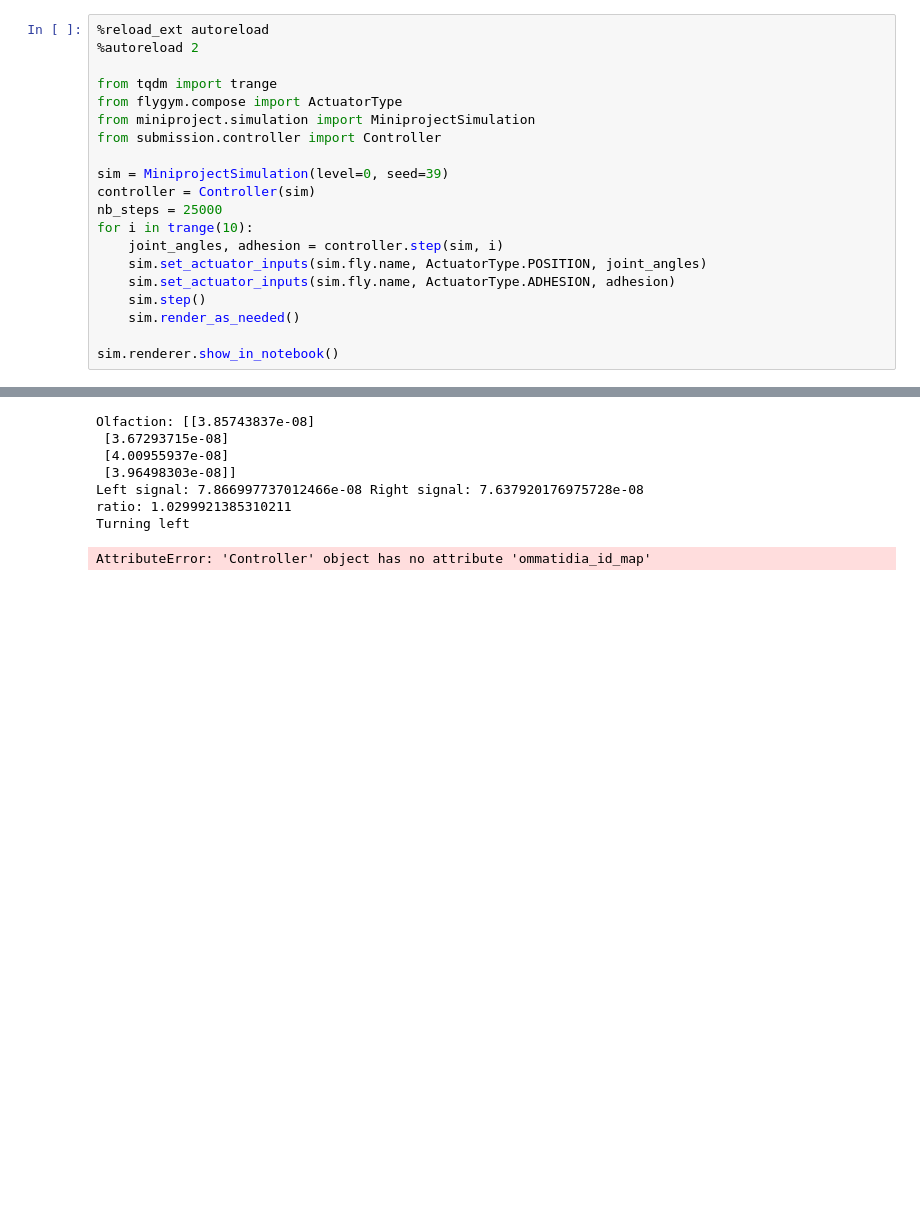
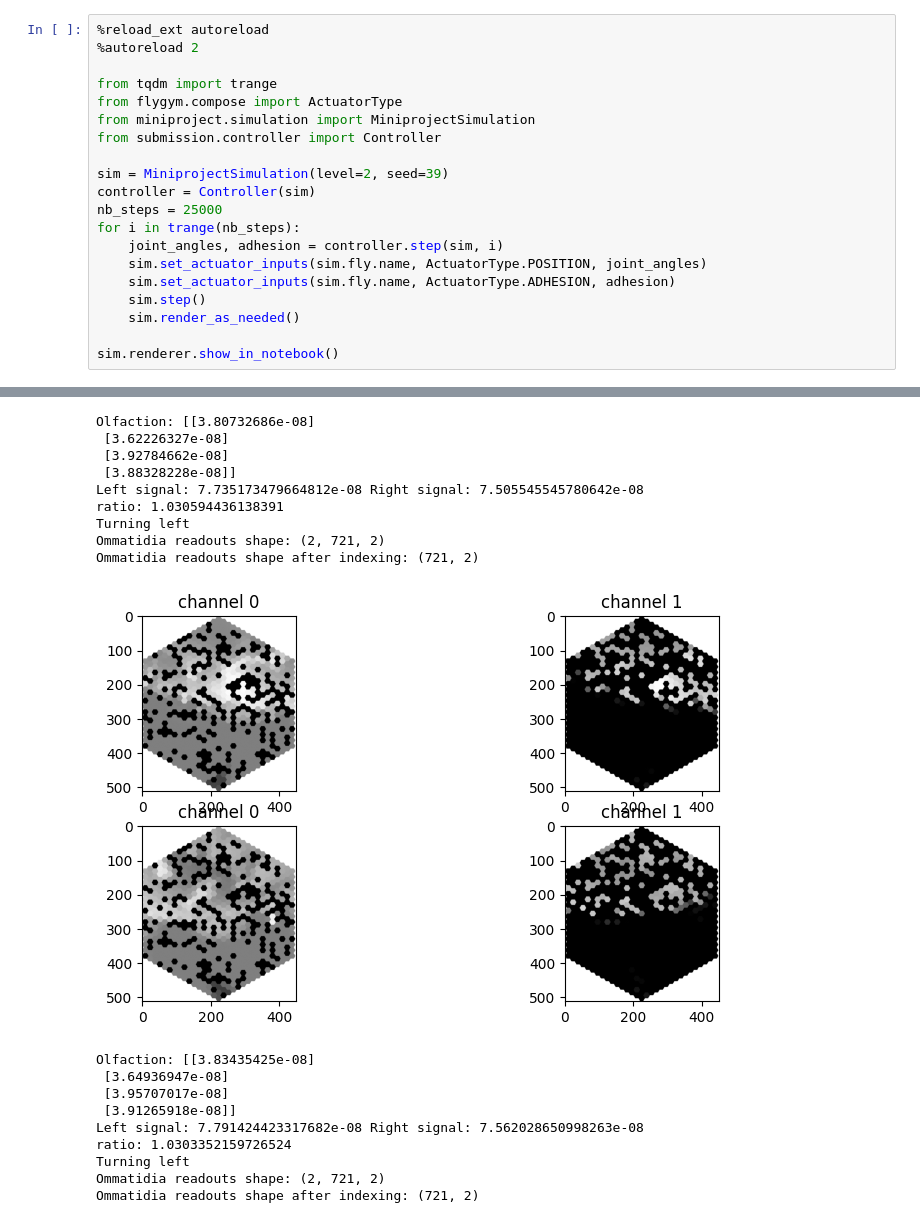
Before and after one commit to lorodrig10/Group13, a Jupyter notebook: miniproject/run_controller.ipynb, the cells around one changed output, grey strips where cells are left out. Saved outputs shown, nothing was run; the diff lists cells and outputs as text; blank space fills up the shorter version.

Commit message:
better visualisation for plot of ommatidia

```diff
--- a/miniproject/run_controller.ipynb
+++ b/miniproject/run_controller.ipynb
@@ -7,10 +7,10 @@ from flygym.compose import ActuatorType
 from miniproject.simulation import MiniprojectSimulation
 from submission.controller import Controller
 
-sim = MiniprojectSimulation(level=0, seed=39)
+sim = MiniprojectSimulation(level=2, seed=39)
 controller = Controller(sim)
 nb_steps = 25000
-for i in trange(10):
+for i in trange(nb_steps):
     joint_angles, adhesion = controller.step(sim, i)
     sim.set_actuator_inputs(sim.fly.name, ActuatorType.POSITION, joint_angles)
     sim.set_actuator_inputs(sim.fly.name, ActuatorType.ADHESION, adhesion)
@@ -39,8 +39,19 @@ UnicodeDecodeError: 'charmap' codec can't decode byte 0x81 in position 1442: cha
-Olfaction: [[3.85743837e-08]
- [3.67293715e-08]
- [4.00955937e-08]
- [3.96498303e-08]]
-Left signal: 7.866997737012466e-08 Right signal: 7.637920176975728e-08
-ratio: 1.0299921385310211
+Olfaction: [[3.80732686e-08]
+ [3.62226327e-08]
+ [3.92784662e-08]
+ [3.88328228e-08]]
+Left signal: 7.735173479664812e-08 Right signal: 7.505545545780642e-08
+ratio: 1.030594436138391
 Turning left
+Ommatidia readouts shape: (2, 721, 2)
+Ommatidia readouts shape after indexing: (721, 2)
+[figure, added]
-AttributeError: 'Controller' object has no attribute 'ommatidia_id_map'
+Olfaction: [[3.83435425e-08]
+ [3.64936947e-08]
+ [3.95707017e-08]
+ [3.91265918e-08]]
+Left signal: 7.791424423317682e-08 Right signal: 7.562028650998263e-08
+ratio: 1.0303352159726524
+Turning left
+Ommatidia readouts shape: (2, 721, 2)
+Ommatidia readouts shape after indexing: (721, 2)
```
Also changed, not shown: parts of 1 cell of this notebook, 1 other file.
